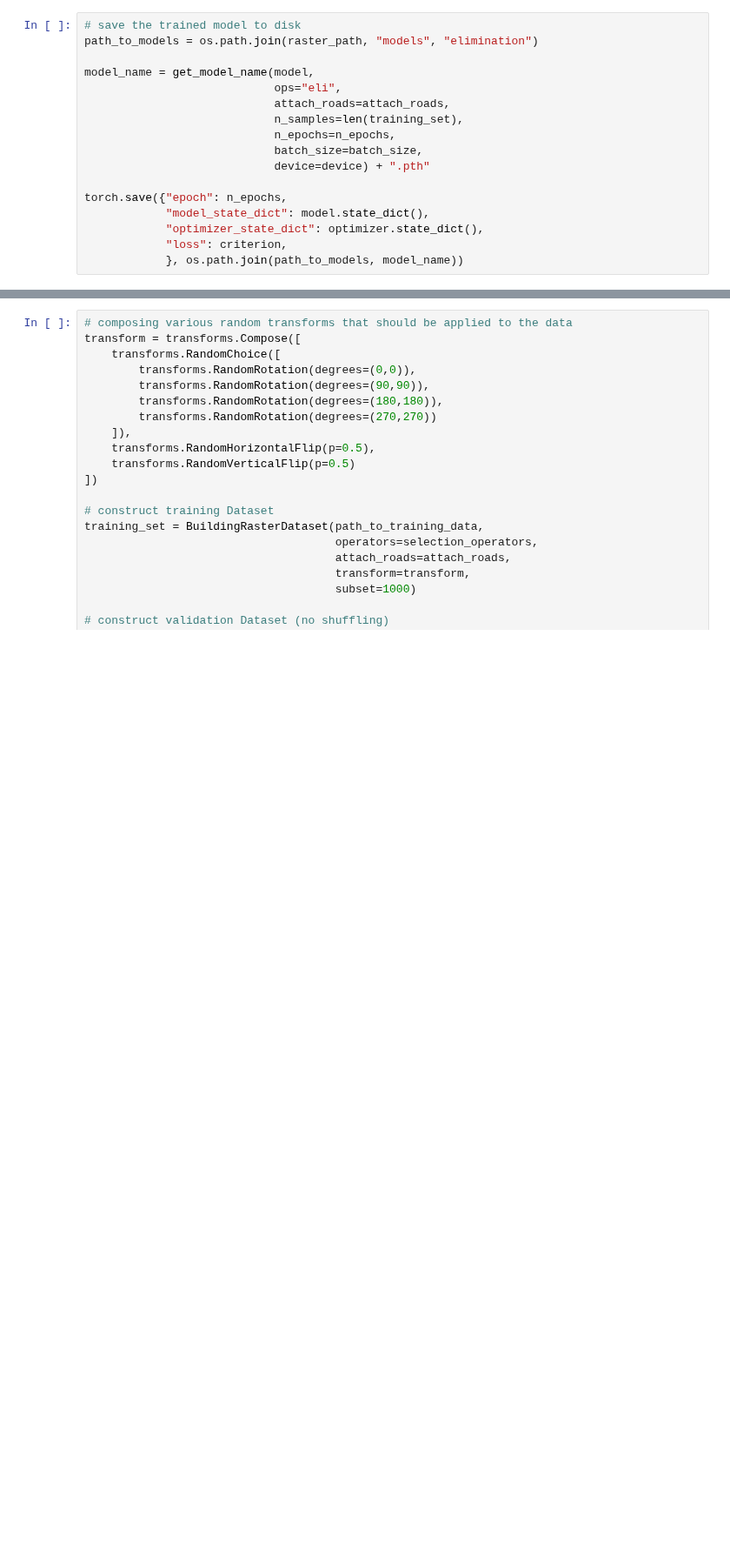
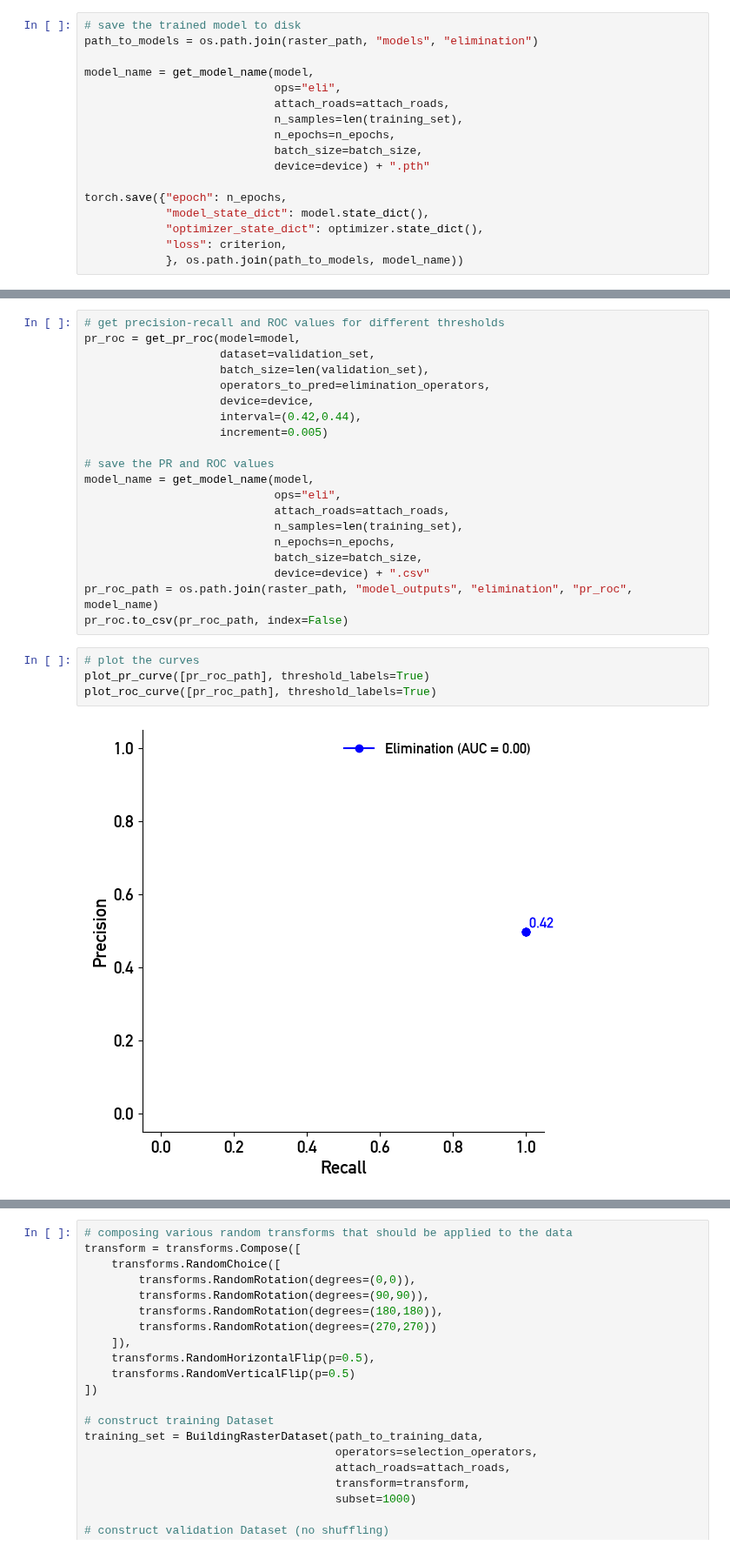
Before and after one commit to jorissenn/genops, a Jupyter notebook: 21_raster_model.ipynb, the cells around one changed output, grey strips where cells are left out. Shown at 87% size. Drawn from its saved outputs; the diff is of its cells as text; blank space fills up the shorter version.

```diff
--- a/21_raster_model.ipynb
+++ b/21_raster_model.ipynb
@@ -216,0 +241,26 @@ Model successfully loaded.
+# %%
+# get precision-recall and ROC values for different thresholds
+pr_roc = get_pr_roc(model=model,
+                    dataset=validation_set,
+                    batch_size=len(validation_set),
+                    operators_to_pred=elimination_operators,
+                    device=device,
+                    interval=(0.42,0.44),
+                    increment=0.005)
+
+# save the PR and ROC values
+model_name = get_model_name(model,
+                            ops="eli",
+                            attach_roads=attach_roads,
+                            n_samples=len(training_set),
+                            n_epochs=n_epochs,
+                            batch_size=batch_size,
+                            device=device) + ".csv"
+pr_roc_path = os.path.join(raster_path, "model_outputs", "elimination", "pr_roc", model_name)
+pr_roc.to_csv(pr_roc_path, index=False)
+# %%
+# plot the curves
+plot_pr_curve([pr_roc_path], threshold_labels=True)
+plot_roc_curve([pr_roc_path], threshold_labels=True)
+# %% [output]
+[figure, added]
```
Also changed, not shown: parts of 30 cells of this notebook, 6 other files.
